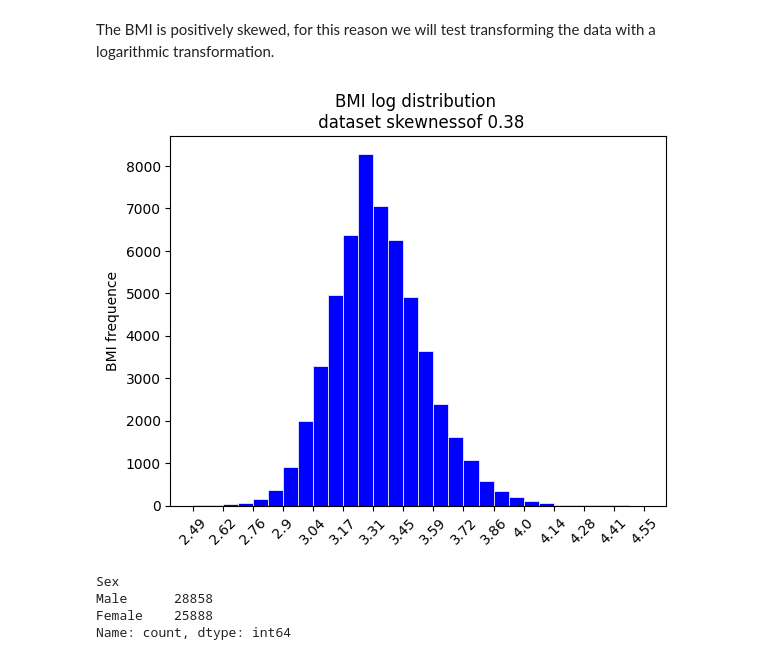
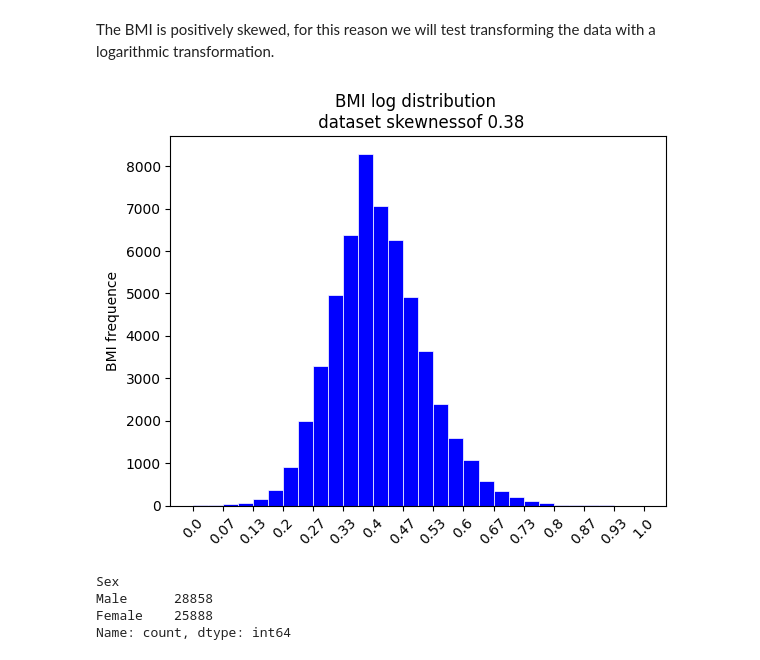
Before and after one commit to Pie98/heart_attack_predictions, a Jupyter notebook: 1_EDA/Undersampled_Exploratory_data_analysis.ipynb, the cells around one changed output. Drawn from its saved outputs; the diff is of its cells as text; code cells hidden in the pictures.

```diff
--- a/1_EDA/Undersampled_Exploratory_data_analysis.ipynb
+++ b/1_EDA/Undersampled_Exploratory_data_analysis.ipynb
@@ -64,13 +64,16 @@ plt.show()
 The BMI is positively skewed, for this reason we will test transforming the data with a logarithmic transformation.
 # %%
 heart_attack_2020['BMI_log'] = np.log(heart_attack_2020['BMI'])
+max = heart_attack_2020['BMI_log'].max()
+min = heart_attack_2020['BMI_log'].min()
+heart_attack_2020['BMI_log'] = (heart_attack_2020['BMI_log'] - min) / (max - min)
 n, bins, patches = plt.hist(heart_attack_2020['BMI_log'], bins=30, color='b', edgecolor='white', linewidth=0.5)
 plt.xticks(bins[::2], labels=np.round(bins[::2], decimals=2), rotation=45)
 plt.ylabel("BMI frequence")
 plt.title(f"BMI log distribution \n dataset skewnessof {np.round(skew(heart_attack_2020['BMI_log']), decimals=2)}")
 plt.show()
 # %% [output]
-[figure, old version]
+[figure, new version]
 # %%
 heart_attack_2020['Sex'].value_counts()
 # %% [output]
```
Also changed, not shown: 1 other file.
